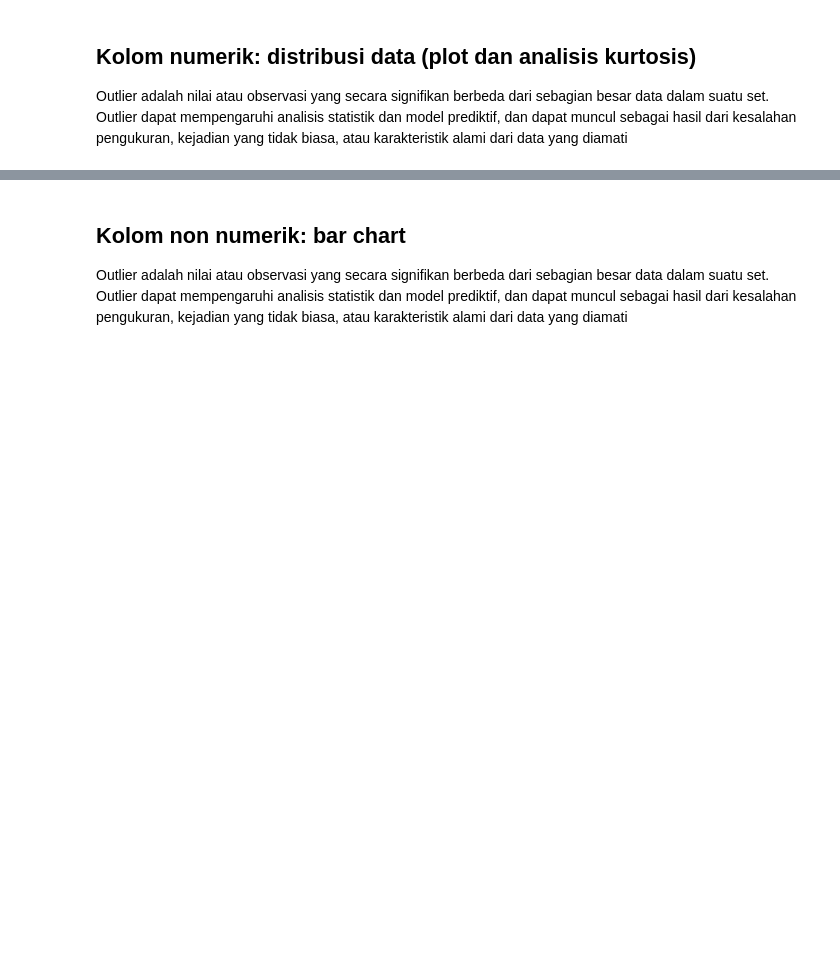
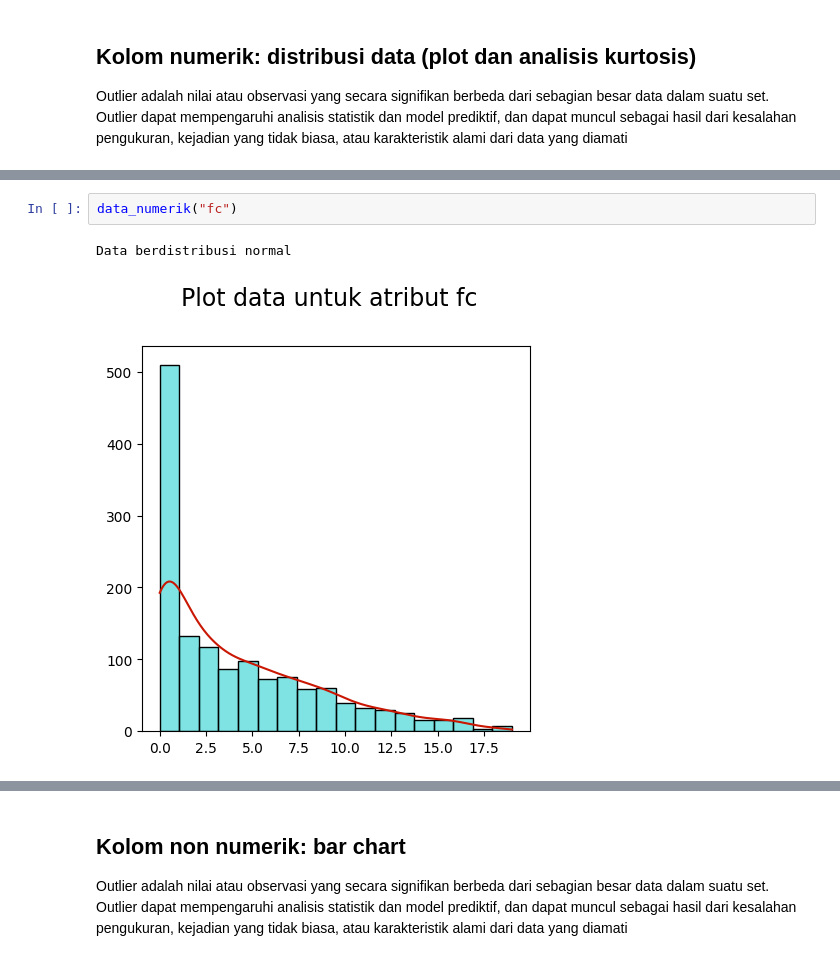
Before and after one commit to tarsn/Tucil2_AI_Dadatanal, a Jupyter notebook: Tucil2_AI_Dadatanal.ipynb, the cells around one changed output, grey strips where cells are left out. Drawn from its saved outputs; the diff is of its cells as text; blank space fills up the shorter version.

```diff
--- a/Tucil2_AI_Dadatanal.ipynb
+++ b/Tucil2_AI_Dadatanal.ipynb
@@ -324,0 +341,5 @@ Outlier adalah nilai atau observasi yang secara signifikan berbeda dari sebagian
+# %%
+data_numerik("fc")
+# %% [output]
+Data berdistribusi normal
+[figure, added]
```
Also changed, not shown: parts of 44 cells of this notebook.
